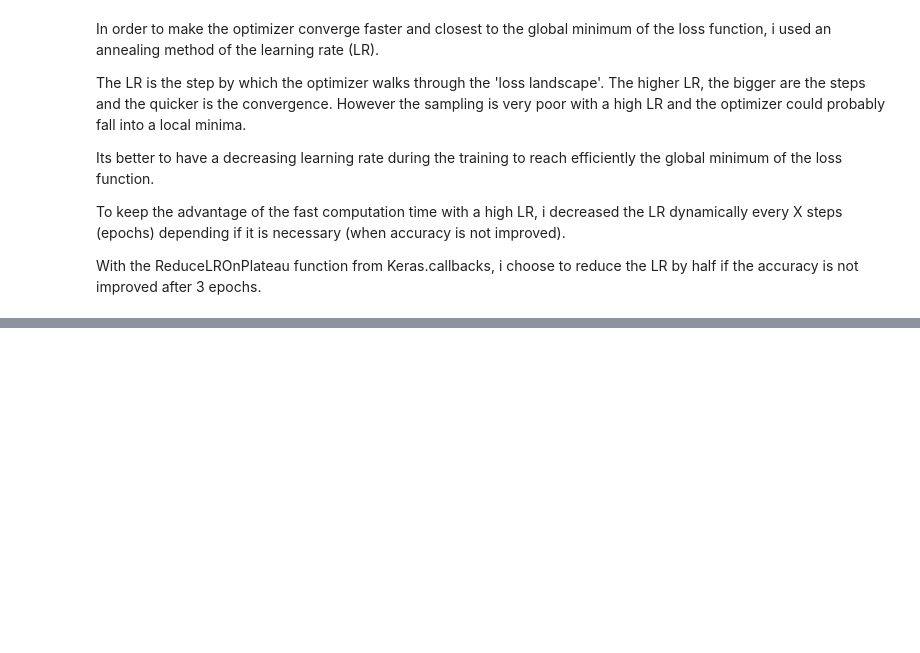
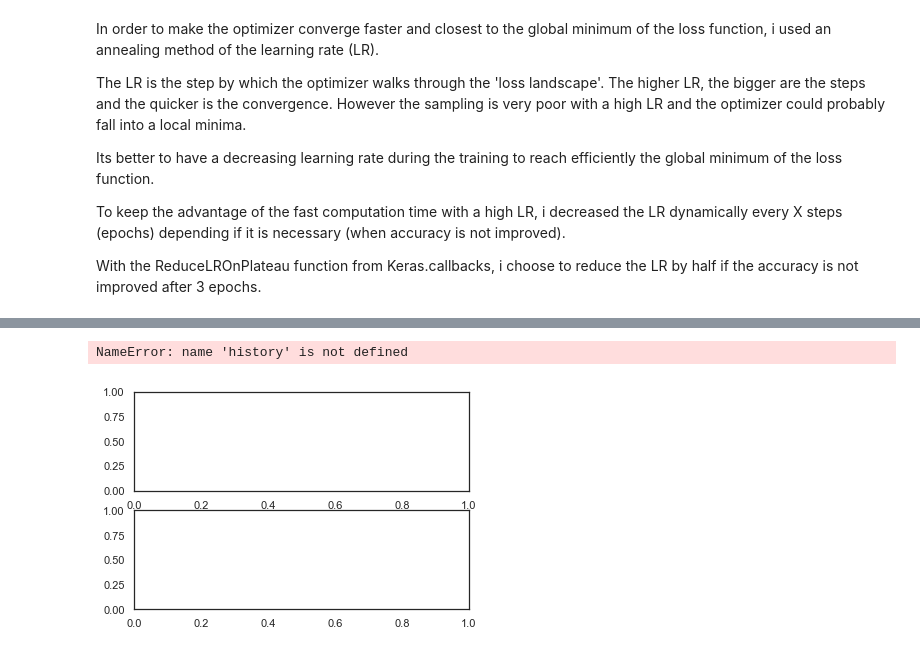
Before and after one commit to MarkEhler/CV_Practice, a Jupyter notebook: Computer Vision Practice Notebook.ipynb, the cells around one changed output, grey strips where cells are left out. Cells and saved outputs as stored; diff of their text form; code cells hidden in the pictures; blank space fills up the shorter version.

```diff
--- a/Computer Vision Practice Notebook.ipynb
+++ b/Computer Vision Practice Notebook.ipynb
@@ -179,5 +179,5 @@ learning_rate_reduction = ReduceLROnPlateau(monitor='val_acc',
                                             factor=0.5,
                                             min_lr=0.00001)
 
-epochs = 1 # How many times will we itterate over the data?
+epochs = 30 # More epochs means more training time and better results although too many can lead to overfitting
 batch_size = 86
@@ -183,0 +196,24 @@ batch_size = 86
+# %%
+datagen = ImageDataGenerator(
+        featurewise_center=False,  # set input mean to 0 over the dataset
+        samplewise_center=False,  # set each sample mean to 0
+        featurewise_std_normalization=False,  # divide inputs by std of the dataset
+        samplewise_std_normalization=False,  # divide each input by its std
+        zca_whitening=False,  # apply ZCA whitening
+        rotation_range=20,  # randomly rotate images in the range (degrees, 0 to 180)
+        zoom_range = 0.1, # Randomly zoom image
+        width_shift_range=0.15,  # randomly shift images horizontally (fraction of total width)
+        height_shift_range=0.15,  # randomly shift images vertically (fraction of total height)
+        horizontal_flip=False,  # randomly flip images
+        vertical_flip=False)  # randomly flip images
+
+
+datagen.fit(X_tr)
+# %%
+%%time
+# Fit the model
+
+history = model.fit_generator(datagen.flow(X_tr,Y_tr, batch_size=batch_size),
+                              epochs = epochs, validation_data = (X_val,Y_val),
+                              verbose = 2, steps_per_epoch= (X_tr.shape[0] // batch_size)
+                              , callbacks=[learning_rate_reduction]) #entertain the use of early stopping and saving in callbacks
@@ -183,0 +248,14 @@ batch_size = 86
+# %%
+# plotting loss and acc curves for training and validation sets
+
+fig, ax = plt.subplots(2,1)
+ax[0].plot(history.history['loss'], color='b', label="Training loss")
+ax[0].plot(history.history['val_loss'], color='r', label="validation loss",axes =ax[0])
+legend = ax[0].legend(loc='best', shadow=True)
+
+ax[1].plot(history.history['acc'], color='b', label="Training accuracy")
+ax[1].plot(history.history['val_acc'], color='r',label="Validation accuracy")
+legend = ax[1].legend(loc='best', shadow=True)
+# %% [output]
+NameError: name 'history' is not defined
+[figure, added]
```
Also changed, not shown: parts of 8 cells of this notebook.
